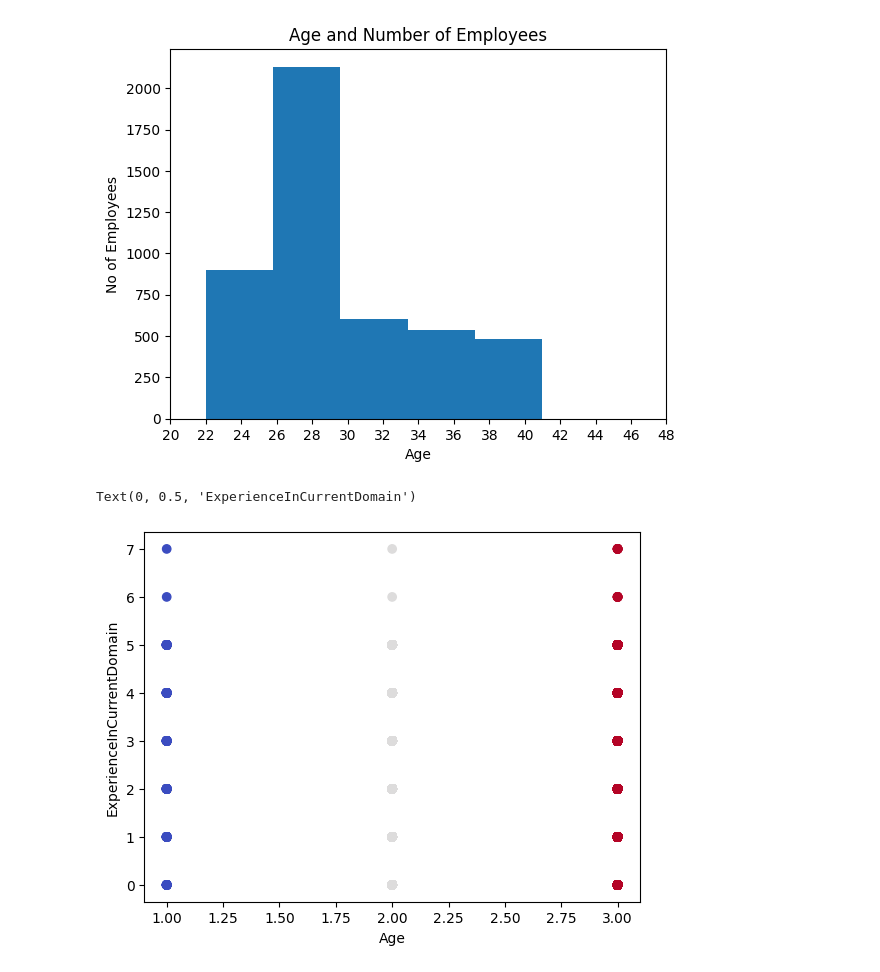
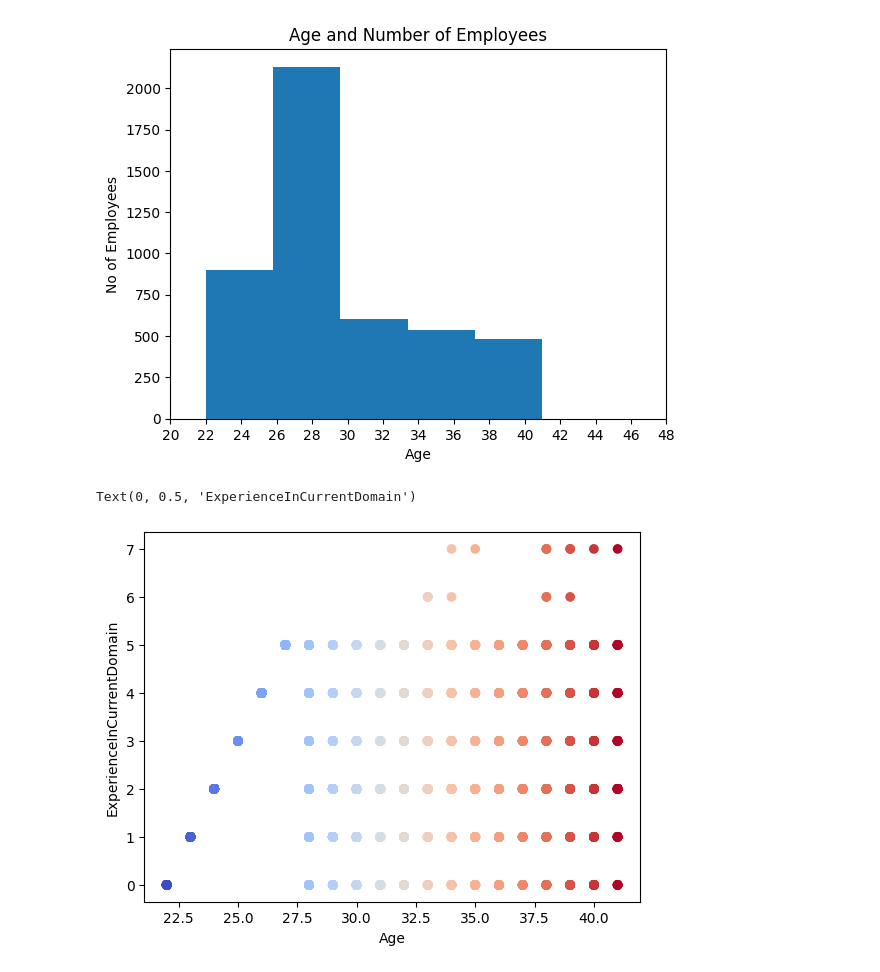
Before and after one commit to Sudheerkumar099/daily-tasks, a Jupyter notebook: 13-01-2026/session.ipynb, the cells around one changed output. Saved outputs shown, nothing was run; the diff lists cells and outputs as text; code cells hidden in the pictures.

```diff
--- a/13-01-2026/session.ipynb
+++ b/13-01-2026/session.ipynb
@@ -241,9 +243,9 @@ plt.xticks([i for i in range(20,50,2)])
   Text(48, 0, '48')])
 [figure]
 # %%
-plt.scatter(df["PaymentTier"],df["ExperienceInCurrentDomain"],cmap = "coolwarm", c = df["PaymentTier"])
+plt.scatter(df["Age"],df["ExperienceInCurrentDomain"],cmap = "coolwarm", c = df["Age"])
 plt.xlabel("Age")
 plt.ylabel("ExperienceInCurrentDomain")
 # %% [output]
 Text(0, 0.5, 'ExperienceInCurrentDomain')
-[figure, old version]
+[figure, new version]
```
Also changed, not shown: parts of 7 cells of this notebook, 3 other files.
